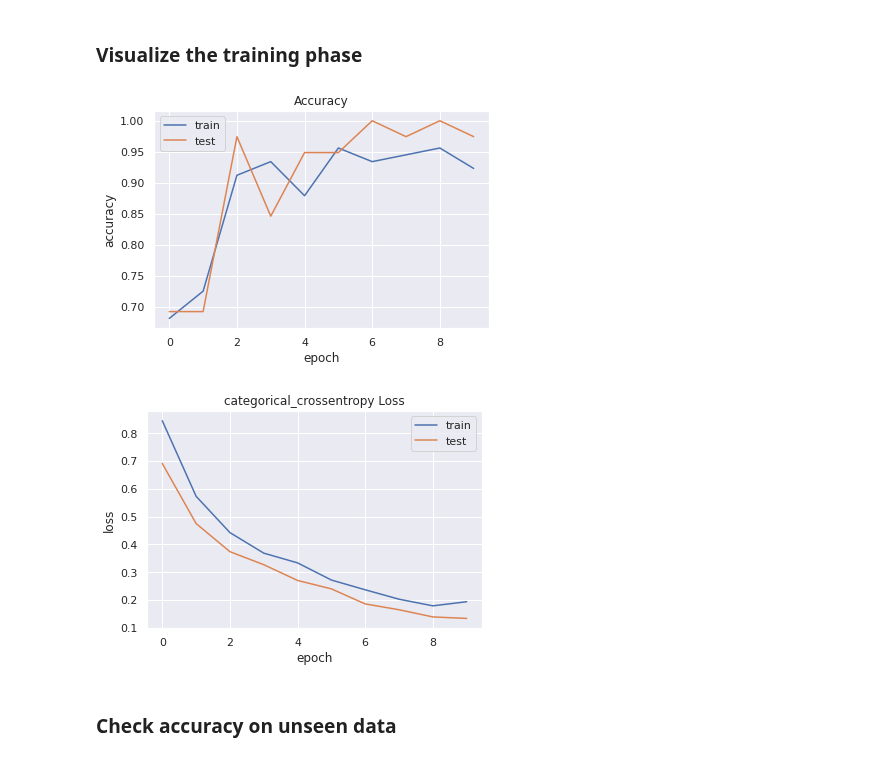
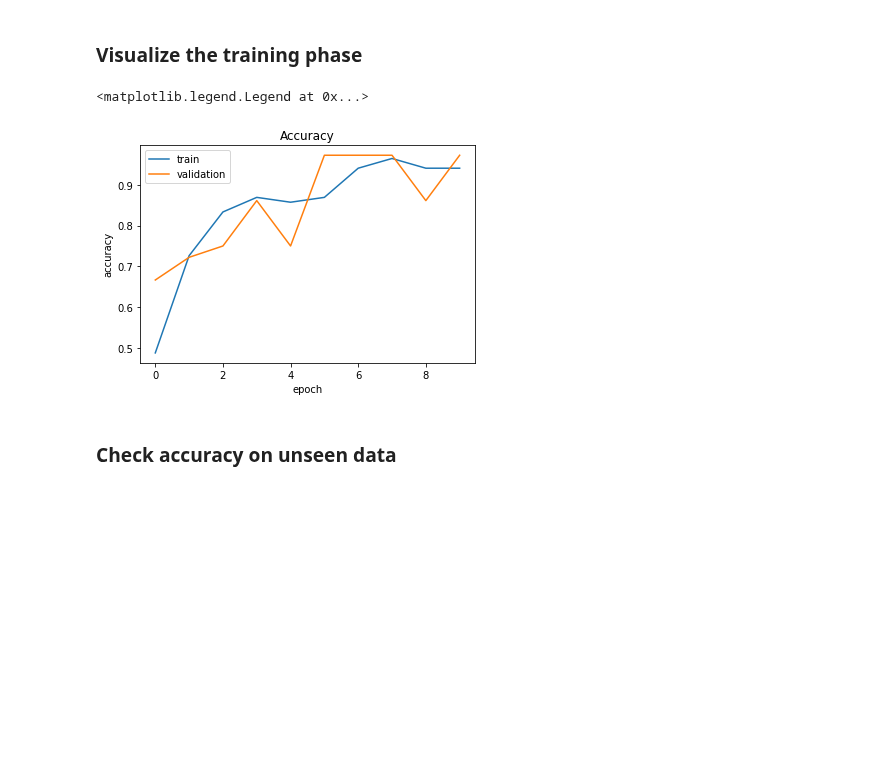
Before and after one commit to codingismycraft/ML_Introduction, a Jupyter notebook: notebooks/01-04-nn-iris.ipynb, the cells around one changed output. Drawn from its saved outputs; the diff is of its cells as text; code cells hidden in the pictures; blank space fills up the shorter version.

```diff
--- a/notebooks/01-04-nn-iris.ipynb
+++ b/notebooks/01-04-nn-iris.ipynb
@@ -108,9 +109,9 @@ the training process to verify the accurary of the model in
 unseen data.
 # %%
 # Break down to testing and training data.
-training_data = df.iloc[:130]
-testing_data = df.iloc[130:]
+training_data = df.iloc[:120]
+testing_data = df.iloc[120:]
 
 _ = plt.pie([len(training_data), len(testing_data)], labels = ["training", "testing"])
-_ =plt.title("Training/Testing data split")
+_ = plt.title("Training/Testing data split")
 # %% [output]
@@ -119,7 +120,7 @@ _ =plt.title("Training/Testing data split")
 from sklearn.model_selection import train_test_split
 # %%
 input_cols = ["SepalLengthCm","SepalWidthCm","PetalLengthCm","PetalWidthCm"]
-X = training_data[cols].copy()
+X = training_data[input_cols].copy()
 Y = pd.DataFrame(training_data["si"].copy())
 # %% [markdown]
 ### Split the training data to train and validation subsets
@@ -177,25 +213,15 @@ Epoch 10/10
 # %%
 #Accuracy plot
 plt.figure()
 plt.title('Accuracy')
 plt.xlabel('epoch')
 plt.ylabel('accuracy')
 plt.plot(history.history['accuracy'], label='train')
-plt.plot(history.history['val_accuracy'], label='test')
+plt.plot(history.history['val_accuracy'], label='validation')
 plt.legend()
-
-#Loss plot
-plt.figure()
-plt.title('categorical_crossentropy Loss')
-plt.xlabel('epoch')
-plt.ylabel('loss')
-plt.plot(history.history['loss'], label='train')
-plt.plot(history.history['val_loss'], label='test')
-plt.legend()
-plt.show()
 # %% [output]
+<matplotlib.legend.Legend at 0x...>
-[figure, old version]
+[figure, new version]
-[figure, removed]
 # %% [markdown]
 ### Check accuracy on unseen data
 # %%
```
Also changed, not shown: parts of 14 cells of this notebook, 2 other files.
